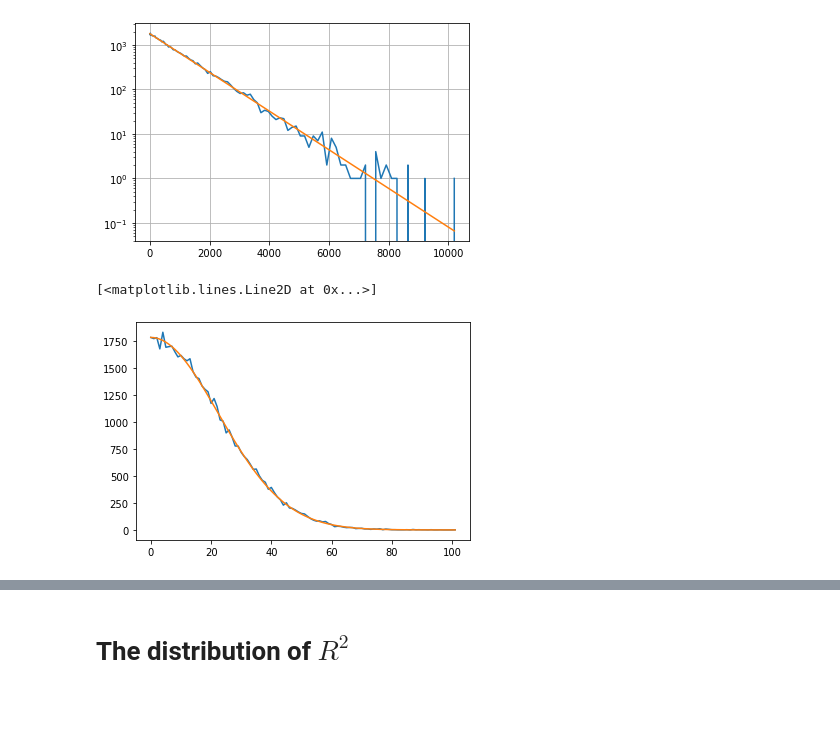
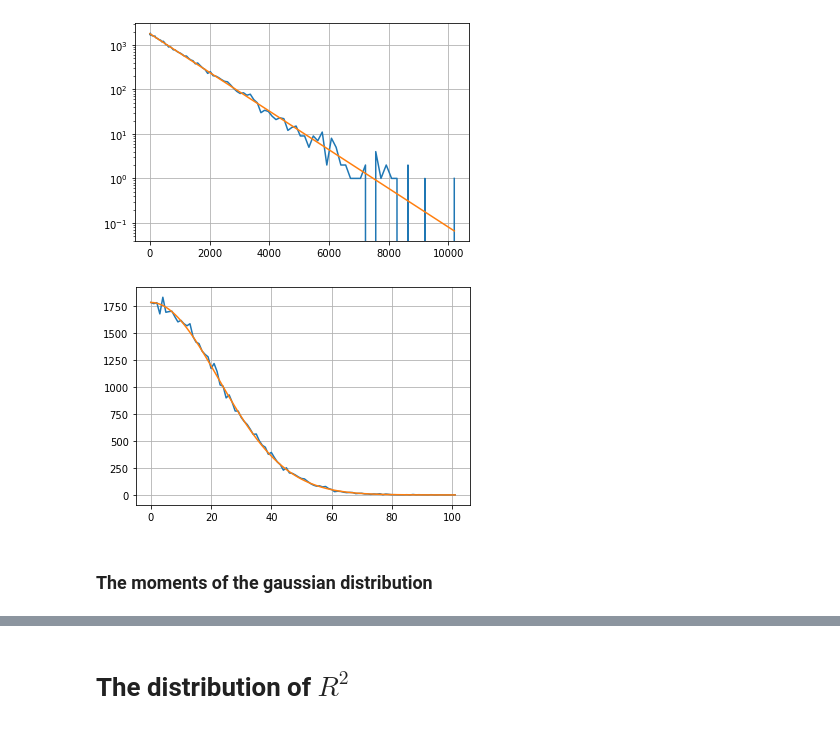
Before and after one commit to ev-br/saw, a Jupyter notebook: RW_distribution.ipynb, the cells around one changed output, grey strips where cells are left out. Drawn from its saved outputs; the diff is of its cells as text; code cells hidden in the pictures.

```diff
--- a/RW_distribution.ipynb
+++ b/RW_distribution.ipynb
@@ -6,8 +6,8 @@ rng = np.random.default_rng(1234)
 # %% [markdown]
 # Generate an ensemble of drunken sailors in 2D
 # %%
-n_walks = 100000
-n_steps = 1000
+n_walks = 1000
+n_steps = 10000
 
 dirs = rng.choice([0, 1, 2, 3], size=(n_walks, n_steps))
 # %%
@@ -57,7 +57,9 @@ plt.grid(True)
 # %%
 xvals = np.arange(bx.shape[0])
 plt.plot(xvals, bx)
 plt.plot(xvals, bx[0]*np.exp(-xvals**2 / n_steps))
+plt.grid(True)
 # %% [output]
-[<matplotlib.lines.Line2D at 0x...>]
-[figure, old version]
+[figure, new version]
+# %% [markdown]
+### The moments of the gaussian distribution
```
Also changed, not shown: parts of 17 cells of this notebook.
